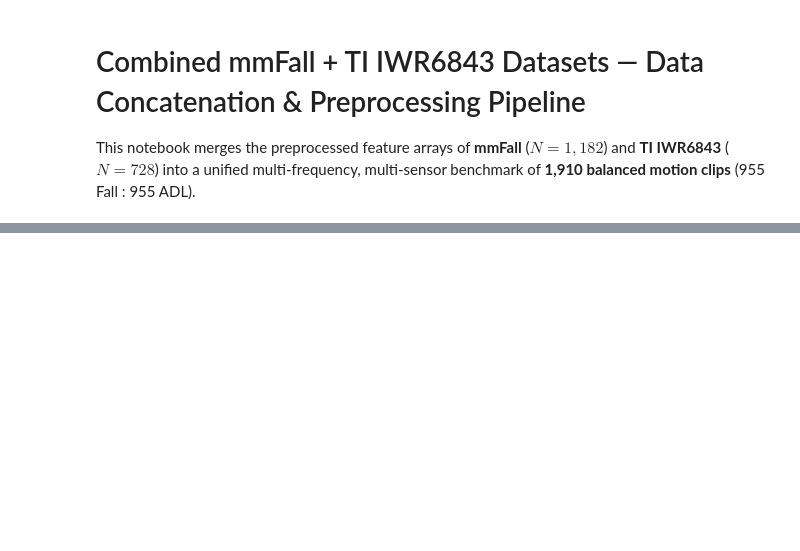
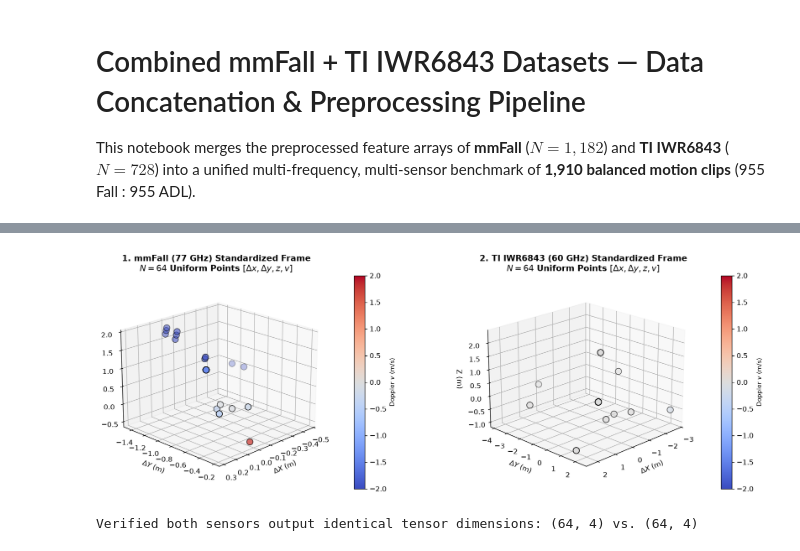
Before and after one commit to JoeyPoel/mmWaves-Fall-Detection, a Jupyter notebook: combined_mmfall_mmwave_radar/02_combined_datasets_data_preparation.ipynb, the cells around one changed output, grey strips where cells are left out. Saved outputs shown, nothing was run; the diff lists cells and outputs as text; code cells hidden in the pictures; blank space fills up the shorter version.

Commit message:
Showcase how frame points enhancement works

```diff
--- a/combined_mmfall_mmwave_radar/02_combined_datasets_data_preparation.ipynb
+++ b/combined_mmfall_mmwave_radar/02_combined_datasets_data_preparation.ipynb
@@ -35,0 +45,36 @@ print("Saved unified combined tensors to datasets/preprocessed/")
+# %%
+# Side-by-Side Verification of Standardized N=64 Frames from Both Sensors
+import matplotlib.pyplot as plt
+
+# Take sample frame from mmFall (Shape: [10, 64, 4]) and TI (Shape: [10, 64, 4])
+mmfall_frame = X_mmfall[0, 5]  # Clip 0, Frame 5
+ti_frame = X_ti[0, 5]          # Clip 0, Frame 5
+
+fig = plt.figure(figsize=(16, 5), dpi=120)
+
+# Subplot 1: mmFall 77 GHz standardized 64 points
+ax1 = fig.add_subplot(1, 2, 1, projection='3d')
+sc1 = ax1.scatter(mmfall_frame[:, 0], mmfall_frame[:, 1], mmfall_frame[:, 2],
+                  c=mmfall_frame[:, 3], cmap='coolwarm', s=80, edgecolors='black', vmin=-2, vmax=2)
+ax1.set_title(f'1. mmFall (77 GHz) Standardized Frame\n$N = {len(mmfall_frame)}$ Uniform Points $[\\Delta x, \\Delta y, z, v]$', fontsize=12, fontweight='bold')
+ax1.set_xlabel('$\\Delta X$ (m)'); ax1.set_ylabel('$\\Delta Y$ (m)'); ax1.set_zlabel('Z (m)')
+cbar1 = fig.colorbar(sc1, ax=ax1, fraction=0.03, pad=0.08)
+cbar1.set_label('Doppler $v$ (m/s)', fontsize=9)
+ax1.view_init(elev=20, azim=45)
+
+# Subplot 2: TI IWR6843 60 GHz standardized 64 points
+ax2 = fig.add_subplot(1, 2, 2, projection='3d')
+sc2 = ax2.scatter(ti_frame[:, 0], ti_frame[:, 1], ti_frame[:, 2],
+                  c=ti_frame[:, 3], cmap='coolwarm', s=80, edgecolors='black', vmin=-2, vmax=2)
+ax2.set_title(f'2. TI IWR6843 (60 GHz) Standardized Frame\n$N = {len(ti_frame)}$ Uniform Points $[\\Delta x, \\Delta y, z, v]$', fontsize=12, fontweight='bold')
+ax2.set_xlabel('$\\Delta X$ (m)'); ax2.set_ylabel('$\\Delta Y$ (m)'); ax2.set_zlabel('Z (m)')
+cbar2 = fig.colorbar(sc2, ax=ax2, fraction=0.03, pad=0.08)
+cbar2.set_label('Doppler $v$ (m/s)', fontsize=9)
+ax2.view_init(elev=20, azim=45)
+
+plt.tight_layout()
+plt.show()
+print(f"Verified both sensors output identical tensor dimensions: {mmfall_frame.shape} vs. {ti_frame.shape}")
+# %% [output]
+[figure, added]
+Verified both sensors output identical tensor dimensions: (64, 4) vs. (64, 4)
```
Also changed, not shown: parts of 2 cells of this notebook, 9 other files.
